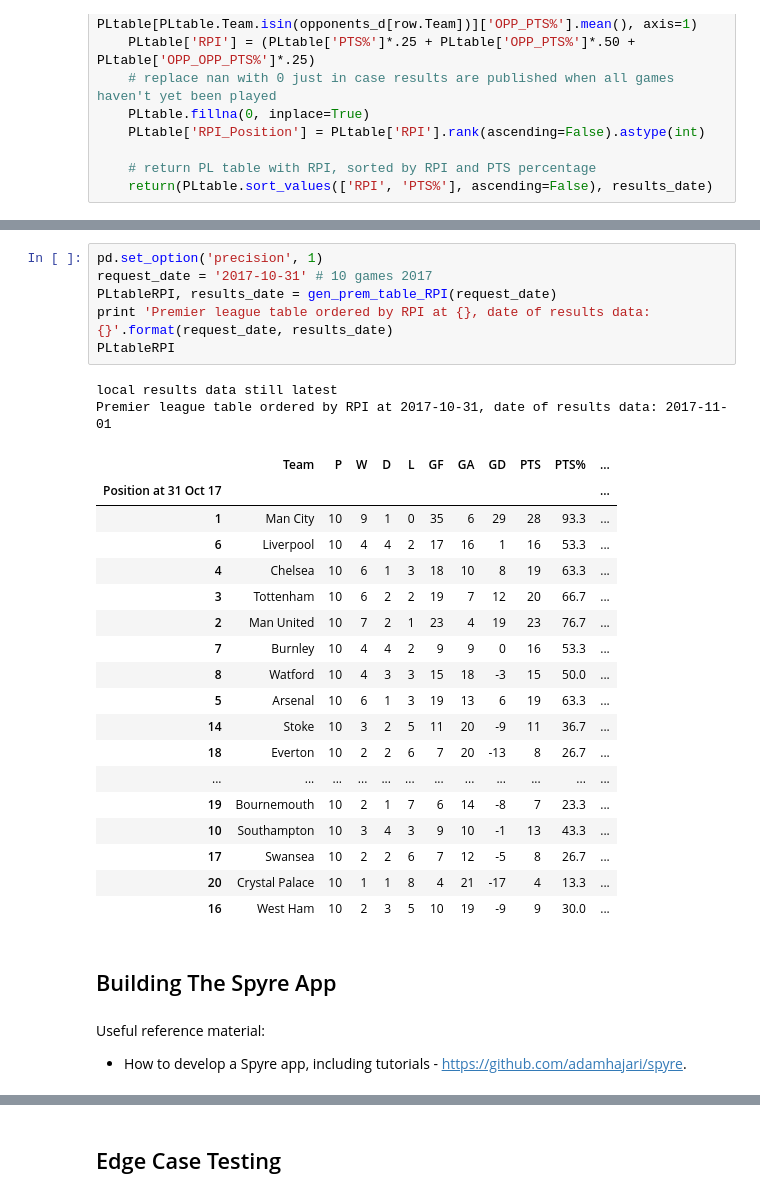
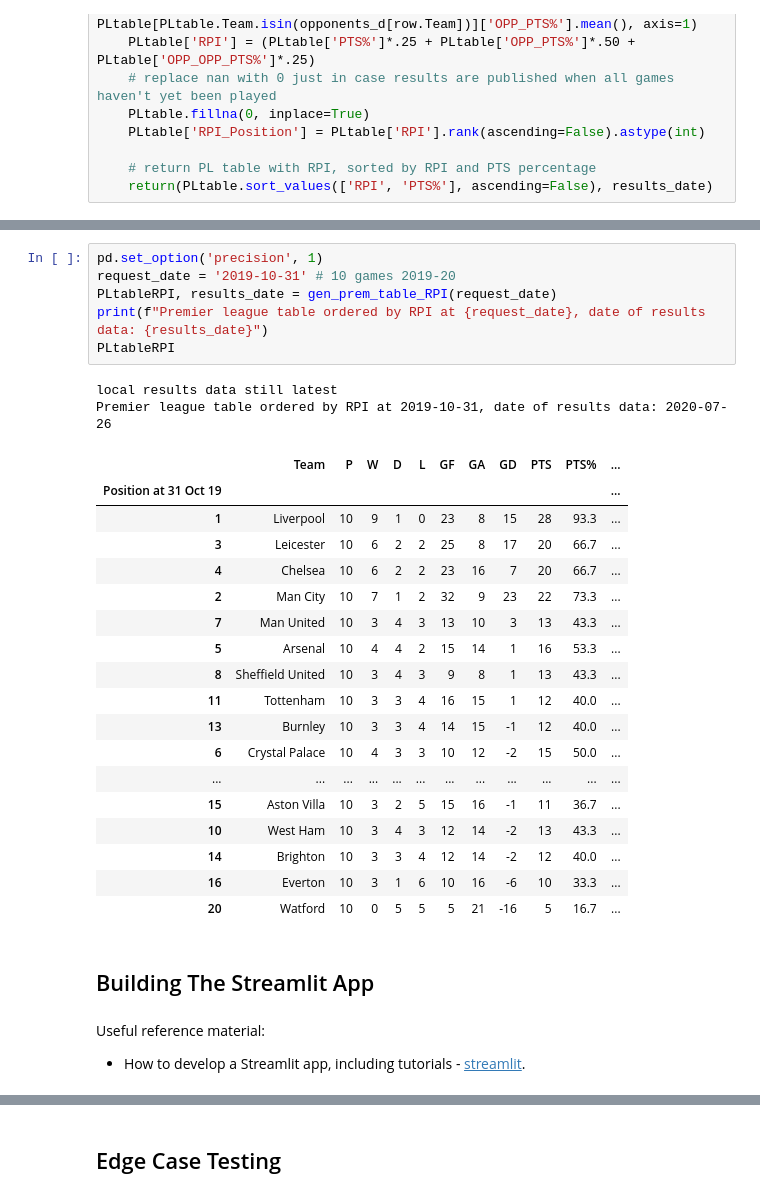
Before and after one commit to terrydolan/premrpi, a Jupyter notebook: premrpi.ipynb, the cells around one changed output, grey strips where cells are left out. Saved outputs shown, nothing was run; the diff lists cells and outputs as text.

Commit message:
major update to use python3 and streamlit

```diff
--- a/premrpi.ipynb
+++ b/premrpi.ipynb
@@ -382,33 +386,33 @@ Premier league table ordered by RPI at 2017-10-24, date of results data: 2017-11
 # %%
 pd.set_option('precision', 1)
-request_date = '2017-10-31' # 10 games 2017
+request_date = '2019-10-31' # 10 games 2019-20
 PLtableRPI, results_date = gen_prem_table_RPI(request_date)
-print 'Premier league table ordered by RPI at {}, date of results data: {}'.format(request_date, results_date)
+print(f"Premier league table ordered by RPI at {request_date}, date of results data: {results_date}")
 PLtableRPI
 # %% [output]
 local results data still latest
-Premier league table ordered by RPI at 2017-10-31, date of results data: 2017-11-01
+Premier league table ordered by RPI at 2019-10-31, date of results data: 2020-07-26
 |  | Team | P | W | D | L | GF | GA | GD | PTS | PTS% | ... |
-| Position at 31 Oct 17 |  |  |  |  |  |  |  |  |  |  | ... |
-| 1 | Man City | 10 | 9 | 1 | 0 | 35 | 6 | 29 | 28 | 93.3 | ... |
-| 6 | Liverpool | 10 | 4 | 4 | 2 | 17 | 16 | 1 | 16 | 53.3 | ... |
-| 4 | Chelsea | 10 | 6 | 1 | 3 | 18 | 10 | 8 | 19 | 63.3 | ... |
-| 3 | Tottenham | 10 | 6 | 2 | 2 | 19 | 7 | 12 | 20 | 66.7 | ... |
-| 2 | Man United | 10 | 7 | 2 | 1 | 23 | 4 | 19 | 23 | 76.7 | ... |
-| 7 | Burnley | 10 | 4 | 4 | 2 | 9 | 9 | 0 | 16 | 53.3 | ... |
-| 8 | Watford | 10 | 4 | 3 | 3 | 15 | 18 | -3 | 15 | 50.0 | ... |
-| 5 | Arsenal | 10 | 6 | 1 | 3 | 19 | 13 | 6 | 19 | 63.3 | ... |
-| 14 | Stoke | 10 | 3 | 2 | 5 | 11 | 20 | -9 | 11 | 36.7 | ... |
-| 18 | Everton | 10 | 2 | 2 | 6 | 7 | 20 | -13 | 8 | 26.7 | ... |
+| Position at 31 Oct 19 |  |  |  |  |  |  |  |  |  |  | ... |
+| 1 | Liverpool | 10 | 9 | 1 | 0 | 23 | 8 | 15 | 28 | 93.3 | ... |
+| 3 | Leicester | 10 | 6 | 2 | 2 | 25 | 8 | 17 | 20 | 66.7 | ... |
+| 4 | Chelsea | 10 | 6 | 2 | 2 | 23 | 16 | 7 | 20 | 66.7 | ... |
+| 2 | Man City | 10 | 7 | 1 | 2 | 32 | 9 | 23 | 22 | 73.3 | ... |
+| 7 | Man United | 10 | 3 | 4 | 3 | 13 | 10 | 3 | 13 | 43.3 | ... |
+| 5 | Arsenal | 10 | 4 | 4 | 2 | 15 | 14 | 1 | 16 | 53.3 | ... |
+| 8 | Sheffield United | 10 | 3 | 4 | 3 | 9 | 8 | 1 | 13 | 43.3 | ... |
+| 11 | Tottenham | 10 | 3 | 3 | 4 | 16 | 15 | 1 | 12 | 40.0 | ... |
+| 13 | Burnley | 10 | 3 | 3 | 4 | 14 | 15 | -1 | 12 | 40.0 | ... |
+| 6 | Crystal Palace | 10 | 4 | 3 | 3 | 10 | 12 | -2 | 15 | 50.0 | ... |
 | ... | ... | ... | ... | ... | ... | ... | ... | ... | ... | ... | ... |
-| 19 | Bournemouth | 10 | 2 | 1 | 7 | 6 | 14 | -8 | 7 | 23.3 | ... |
-| 10 | Southampton | 10 | 3 | 4 | 3 | 9 | 10 | -1 | 13 | 43.3 | ... |
-| 17 | Swansea | 10 | 2 | 2 | 6 | 7 | 12 | -5 | 8 | 26.7 | ... |
-| 20 | Crystal Palace | 10 | 1 | 1 | 8 | 4 | 21 | -17 | 4 | 13.3 | ... |
-| 16 | West Ham | 10 | 2 | 3 | 5 | 10 | 19 | -9 | 9 | 30.0 | ... |
+| 15 | Aston Villa | 10 | 3 | 2 | 5 | 15 | 16 | -1 | 11 | 36.7 | ... |
+| 10 | West Ham | 10 | 3 | 4 | 3 | 12 | 14 | -2 | 13 | 43.3 | ... |
+| 14 | Brighton | 10 | 3 | 3 | 4 | 12 | 14 | -2 | 12 | 40.0 | ... |
+| 16 | Everton | 10 | 3 | 1 | 6 | 10 | 16 | -6 | 10 | 33.3 | ... |
+| 20 | Watford | 10 | 0 | 5 | 5 | 5 | 21 | -16 | 5 | 16.7 | ... |
 # %% [markdown]
-## Building The Spyre App
+## Building The Streamlit App
 # %% [markdown]
 Useful reference material:
-+ How to develop a Spyre app, including tutorials - [https://github.com/adamhajari/spyre](https://github.com/adamhajari/spyre).
++ How to develop a Streamlit app, including tutorials - [streamlit](https://docs.streamlit.io/en/stable/).
 # %% [markdown]
```
Also changed, not shown: parts of 33 cells of this notebook, 12 other files.
